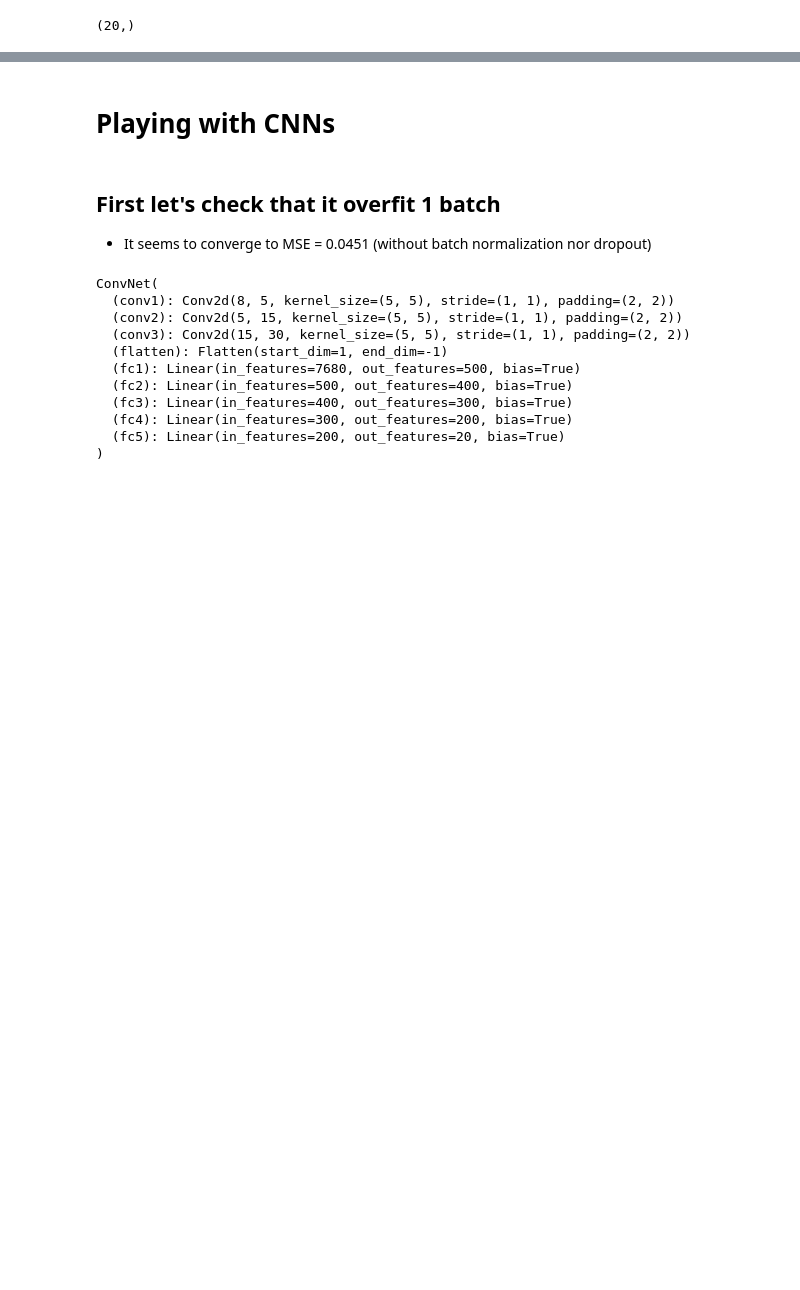
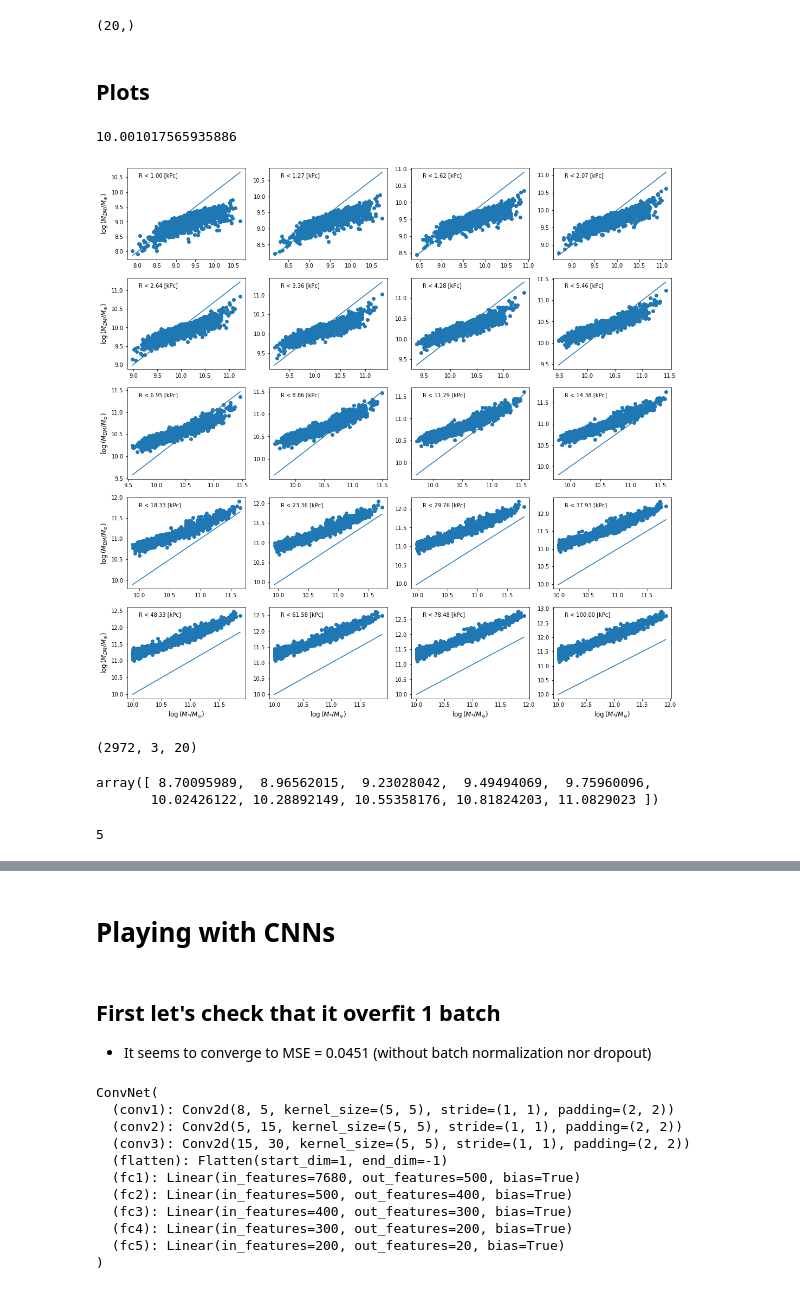
Before and after one commit to Martindelosrios/MaDaMe, a Jupyter notebook: codes/CNNs.ipynb, the cells around one changed output, grey strips where cells are left out. Saved outputs shown, nothing was run; the diff lists cells and outputs as text; code cells hidden in the pictures; blank space fills up the shorter version.

```diff
--- a/codes/CNNs.ipynb
+++ b/codes/CNNs.ipynb
@@ -126,3 +182,30 @@ y_testset  = (y_testset - min_y) / (max_y - min_y)
 min_y.shape
 # %% [output]
 (20,)
+# %% [markdown]
+## Plots
+# %%
+np.log10(labels[:,1,i*4+j]).min()
+# %% [output]
+10.001017565935886
+# %%
+fig, ax = plt.subplots(5,4, figsize = (18,18))
+
+for i in range(5):
+    for j in range(4):
+
+        ax[i,j].scatter(np.log10(labels[:,1,i*4+j]), np.log10(labels[:,0,i*4+j]))
+        ax[i,j].plot([np.log10(labels[:,1,i*4+j]).min(), np.log10(labels[:,1,i*4+j]).max()],
+                     [np.log10(labels[:,1,i*4+j]).min(), np.log10(labels[:,1,i*4+j]).max()])
+
+        if i == 4: ax[i,j].set_xlabel('$\log{(M_{*} / M_{\odot})}$', fontsize = 12)
+        if j == 0: ax[i,j].set_ylabel('$\log{(M_{DM} / M_{\odot})}$', fontsize = 12)
+        ax[i,j].text(0.1,0.9,'R < {:.2f} [kPc]'.format(R_bins[i*4+j]), transform = ax[i,j].transAxes)
+
+plt.savefig('../graphs/StellarVSDM.pdf')
+# %% [output]
+[figure, added]
+# %%
+labels.shape
+# %% [output]
+(2972, 3, 20)
@@ -128,0 +214,9 @@ min_y.shape
+# %%
+stellar_mass_bins
+# %% [output]
+array([ 8.70095989,  8.96562015,  9.23028042,  9.49494069,  9.75960096,
+       10.02426122, 10.28892149, 10.55358176, 10.81824203, 11.0829023 ])
+# %%
+np.digitize(10, stellar_mass_bins)
+# %% [output]
+5
```
Also changed, not shown: parts of 42 cells of this notebook.
